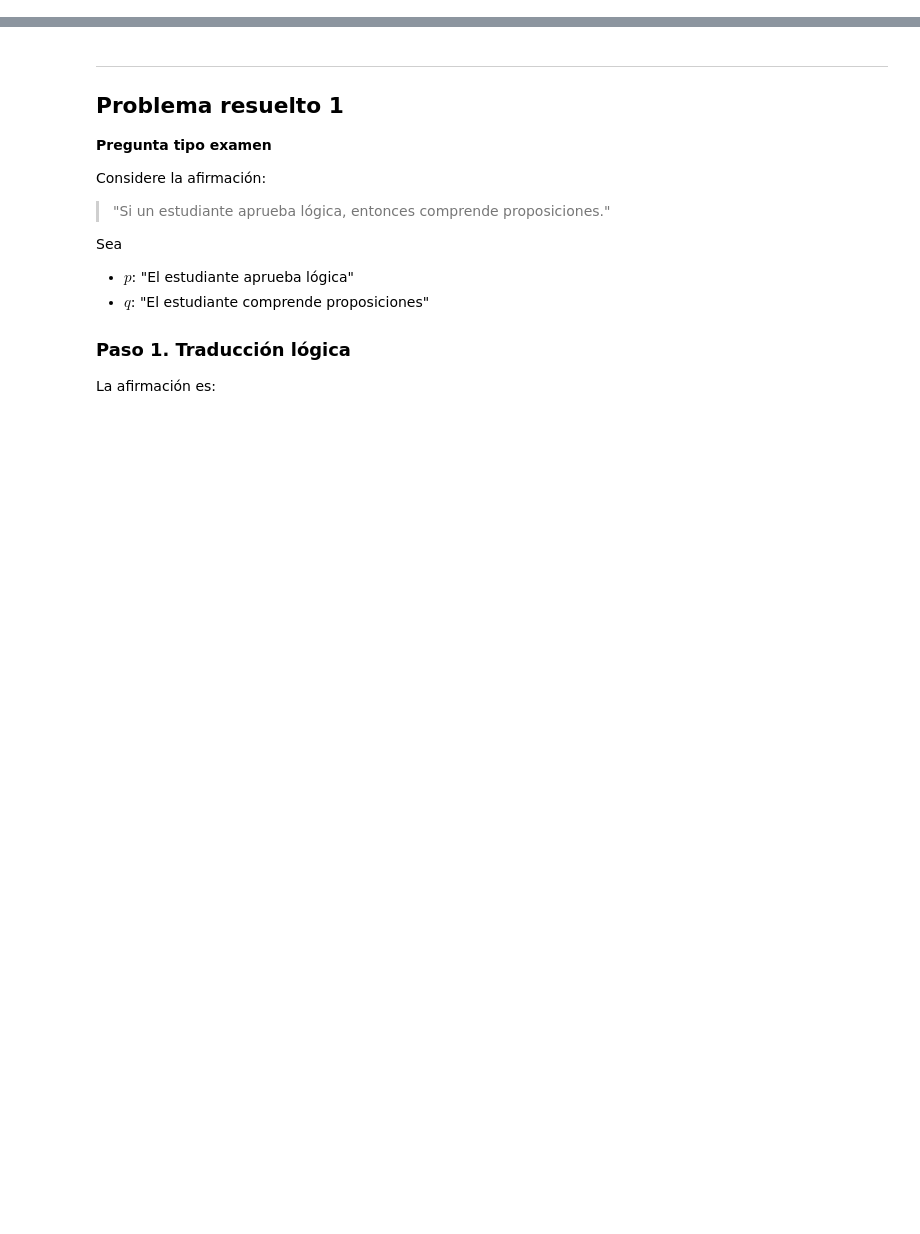
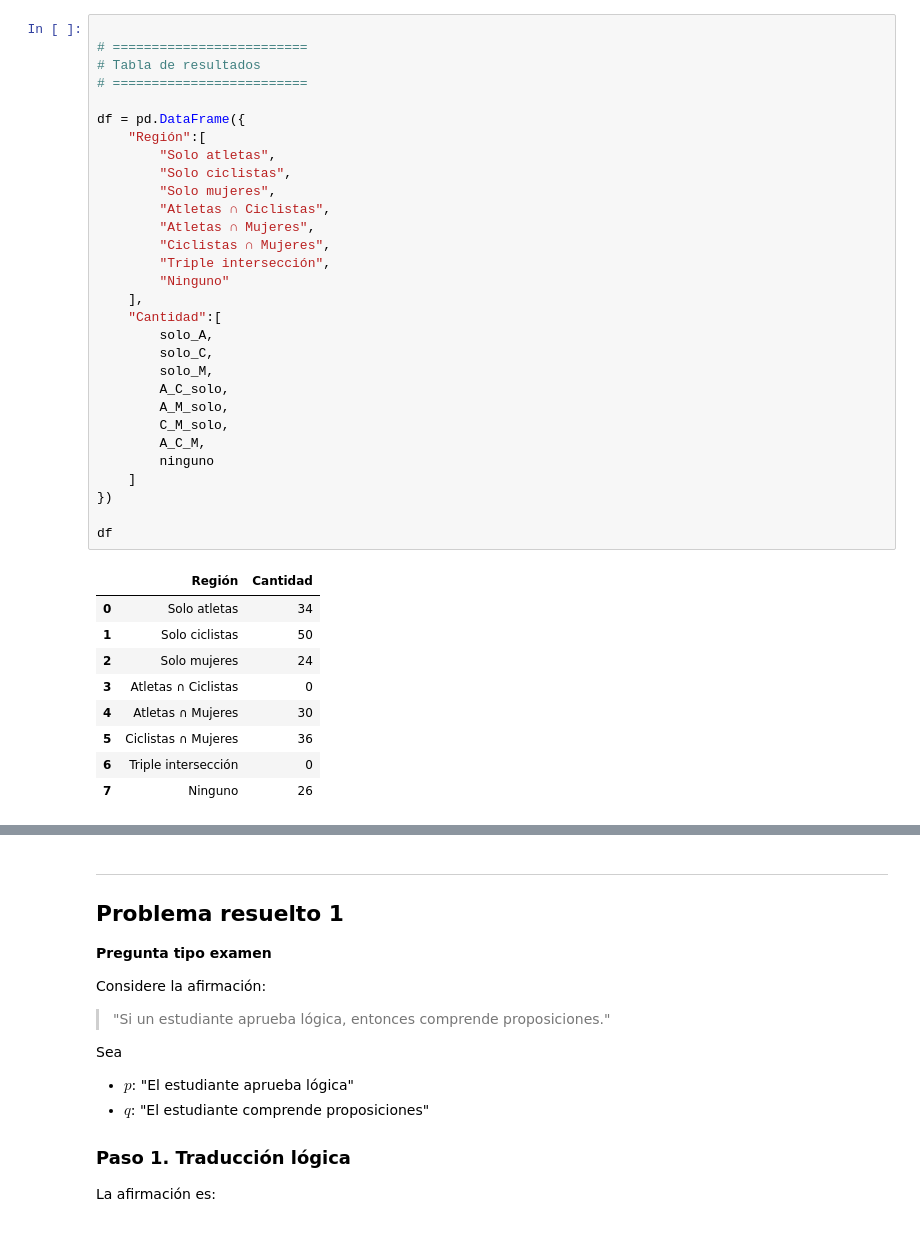
Before and after one commit to marco-canas/camino-udea, a Jupyter notebook: 3_lenguaje_proposicional/clase_01_diagnostico_y_analisis_del_lenguaje/clase1_lenguaje_proposicional.ipynb, the cells around one changed output, grey strips where cells are left out. Drawn from its saved outputs; the diff is of its cells as text; blank space fills up the shorter version.

```diff
--- a/3_lenguaje_proposicional/clase_01_diagnostico_y_analisis_del_lenguaje/clase1_lenguaje_proposicional.ipynb
+++ b/3_lenguaje_proposicional/clase_01_diagnostico_y_analisis_del_lenguaje/clase1_lenguaje_proposicional.ipynb
@@ -511,0 +292,40 @@ Esto te permitiría tener **todo el curso de preparación completamente estructu
+# %%
+
+# =========================
+# Tabla de resultados
+# =========================
+
+df = pd.DataFrame({
+    "Región":[
+        "Solo atletas",
+        "Solo ciclistas",
+        "Solo mujeres",
+        "Atletas ∩ Ciclistas",
+        "Atletas ∩ Mujeres",
+        "Ciclistas ∩ Mujeres",
+        "Triple intersección",
+        "Ninguno"
+    ],
+    "Cantidad":[
+        solo_A,
+        solo_C,
+        solo_M,
+        A_C_solo,
+        A_M_solo,
+        C_M_solo,
+        A_C_M,
+        ninguno
+    ]
+})
+
+df
+# %% [output]
+|  | Región | Cantidad |
+| 0 | Solo atletas | 34 |
+| 1 | Solo ciclistas | 50 |
+| 2 | Solo mujeres | 24 |
+| 3 | Atletas ∩ Ciclistas | 0 |
+| 4 | Atletas ∩ Mujeres | 30 |
+| 5 | Ciclistas ∩ Mujeres | 36 |
+| 6 | Triple intersección | 0 |
+| 7 | Ninguno | 26 |
```
Also changed, not shown: parts of 58 cells of this notebook, 3 other files.
